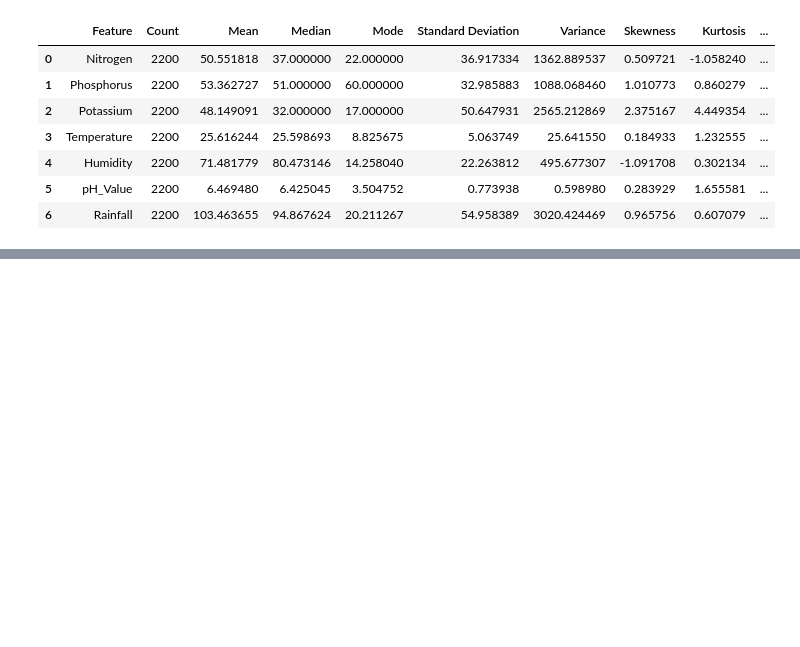
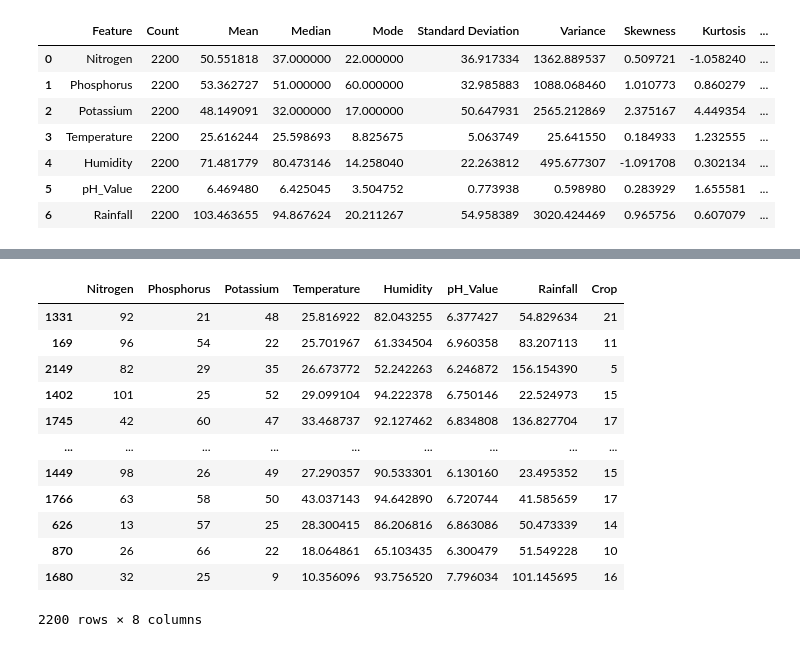
Before and after one commit to chandanc5525/Crop_Recommendation, a Jupyter notebook: model.ipynb, the cells around one changed output, grey strips where cells are left out. Saved outputs shown, nothing was run; the diff lists cells and outputs as text; code cells hidden in the pictures; blank space fills up the shorter version.

```diff
--- a/model.ipynb
+++ b/model.ipynb
@@ -81,0 +105,22 @@ stats
+# %%
+# Converting Categorical column to Numerical  -- Encoding
+from sklearn.preprocessing import LabelEncoder
+le = LabelEncoder()
+
+df['Crop'] = le.fit_transform(df['Crop'])
+# %%
+df.sample(frac = 1)
+# %% [output]
+|  | Nitrogen | Phosphorus | Potassium | Temperature | Humidity | pH_Value | Rainfall | Crop |
+| 1331 | 92 | 21 | 48 | 25.816922 | 82.043255 | 6.377427 | 54.829634 | 21 |
+| 169 | 96 | 54 | 22 | 25.701967 | 61.334504 | 6.960358 | 83.207113 | 11 |
+| 2149 | 82 | 29 | 35 | 26.673772 | 52.242263 | 6.246872 | 156.154390 | 5 |
+| 1402 | 101 | 25 | 52 | 29.099104 | 94.222378 | 6.750146 | 22.524973 | 15 |
+| 1745 | 42 | 60 | 47 | 33.468737 | 92.127462 | 6.834808 | 136.827704 | 17 |
+| ... | ... | ... | ... | ... | ... | ... | ... | ... |
+| 1449 | 98 | 26 | 49 | 27.290357 | 90.533301 | 6.130160 | 23.495352 | 15 |
+| 1766 | 63 | 58 | 50 | 43.037143 | 94.642890 | 6.720744 | 41.585659 | 17 |
+| 626 | 13 | 57 | 25 | 28.300415 | 86.206816 | 6.863086 | 50.473339 | 14 |
+| 870 | 26 | 66 | 22 | 18.064861 | 65.103435 | 6.300479 | 51.549228 | 10 |
+| 1680 | 32 | 25 | 9 | 10.356096 | 93.756520 | 7.796034 | 101.145695 | 16 |
+2200 rows × 8 columns
```
Also changed, not shown: parts of 8 cells of this notebook, 2 other files.
